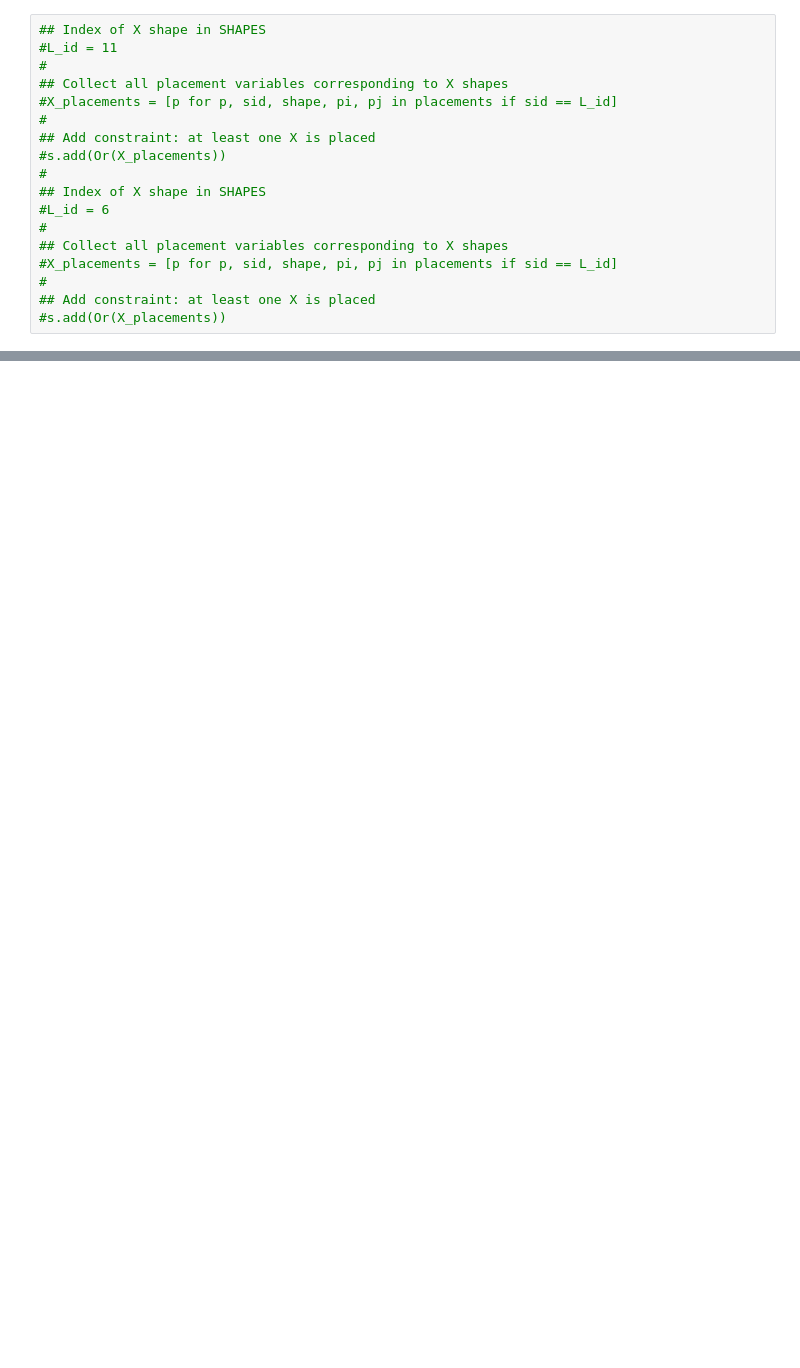
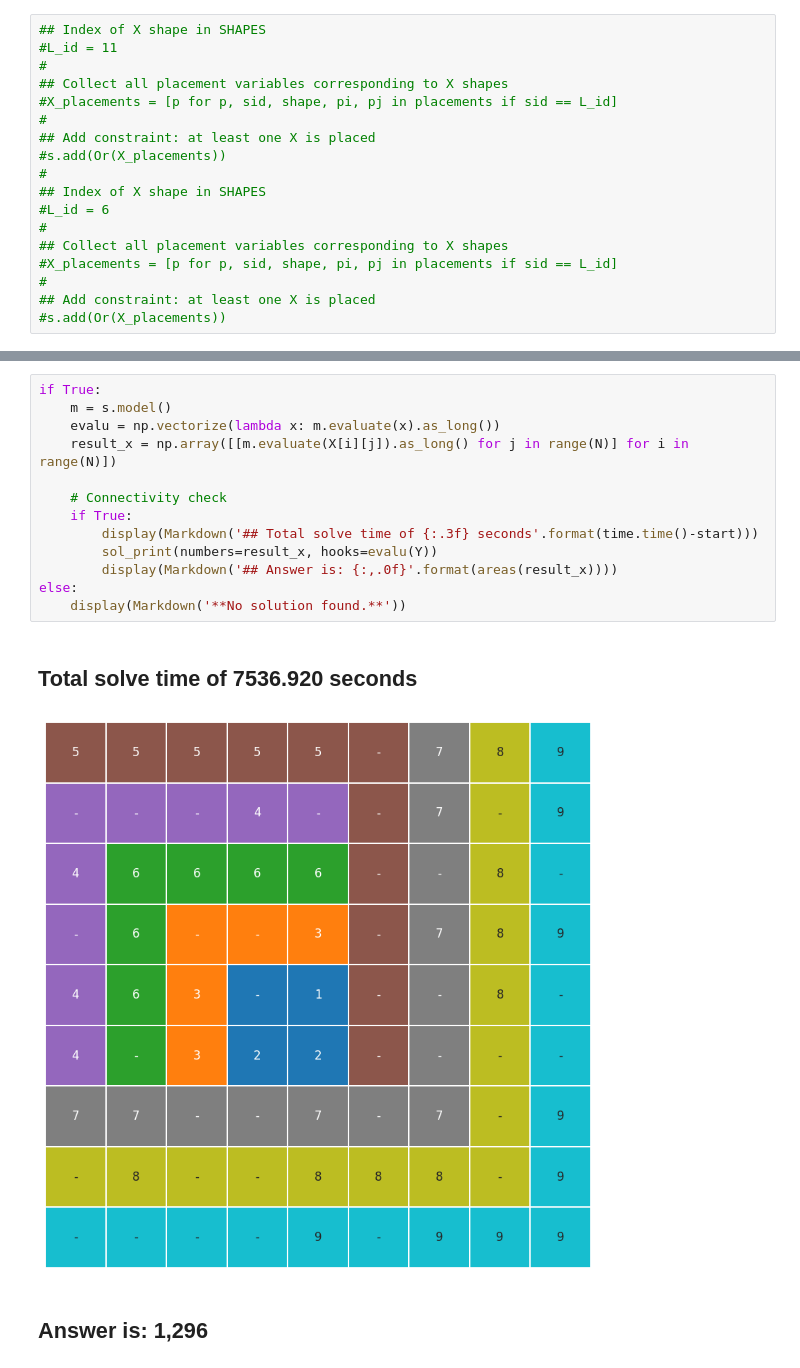
Before and after one commit to BrianMacCarvill/Jane-Street-September-Puzzle, a Jupyter notebook: September_JS.ipynb, the cells around one changed output, grey strips where cells are left out. Drawn from its saved outputs; the diff is of its cells as text; blank space fills up the shorter version.

```diff
--- a/September_JS.ipynb
+++ b/September_JS.ipynb
@@ -334,0 +739,17 @@ else:
+# %%
+if True:
+    m = s.model()
+    evalu = np.vectorize(lambda x: m.evaluate(x).as_long())
+    result_x = np.array([[m.evaluate(X[i][j]).as_long() for j in range(N)] for i in range(N)])
+
+    # Connectivity check
+    if True:
+        display(Markdown('## Total solve time of {:.3f} seconds'.format(time.time()-start)))
+        sol_print(numbers=result_x, hooks=evalu(Y))
+        display(Markdown('## Answer is: {:,.0f}'.format(areas(result_x))))
+else:
+    display(Markdown('**No solution found.**'))
+# %% [output]
+## Total solve time of 7536.920 seconds
+[figure, added]
+## Answer is: 1,296
```
Also changed, not shown: parts of 36 cells of this notebook.
